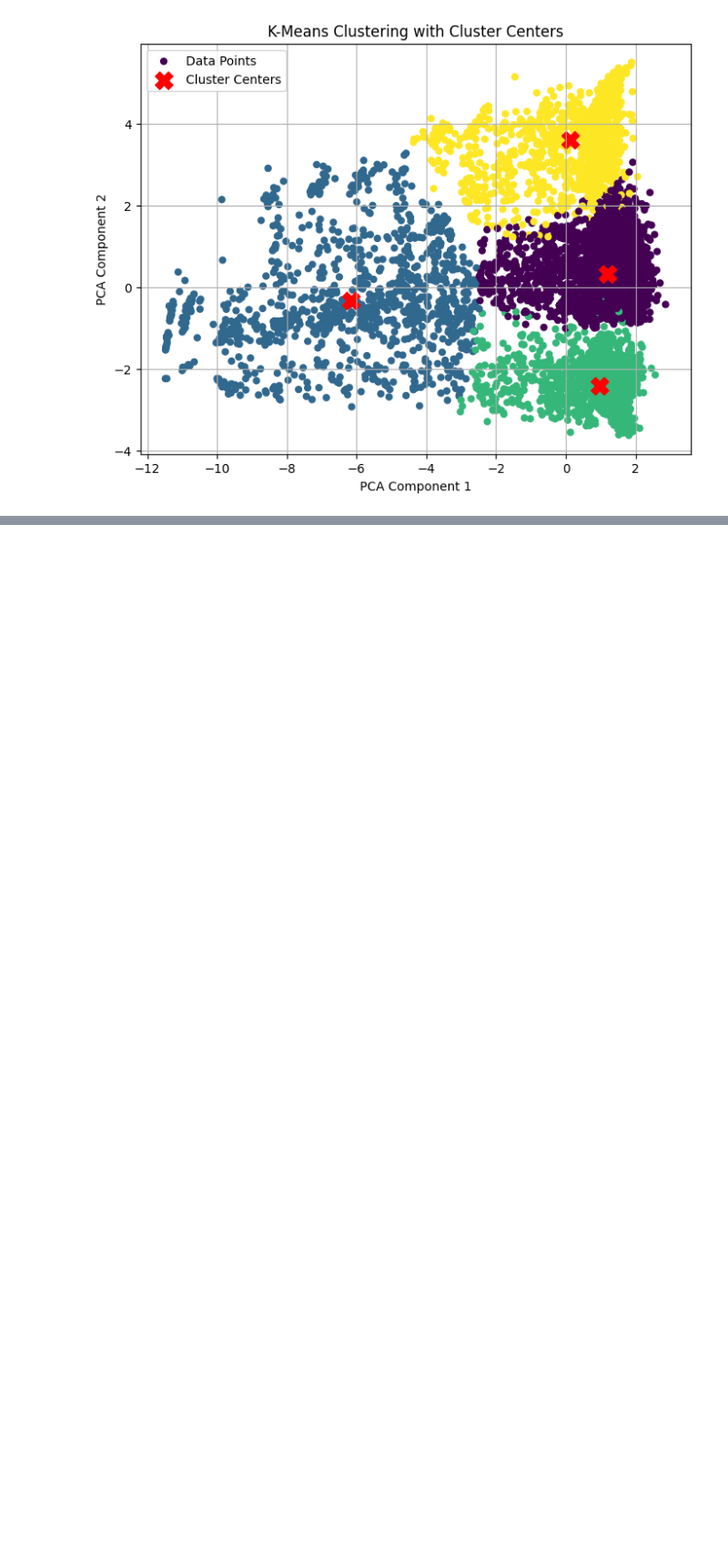
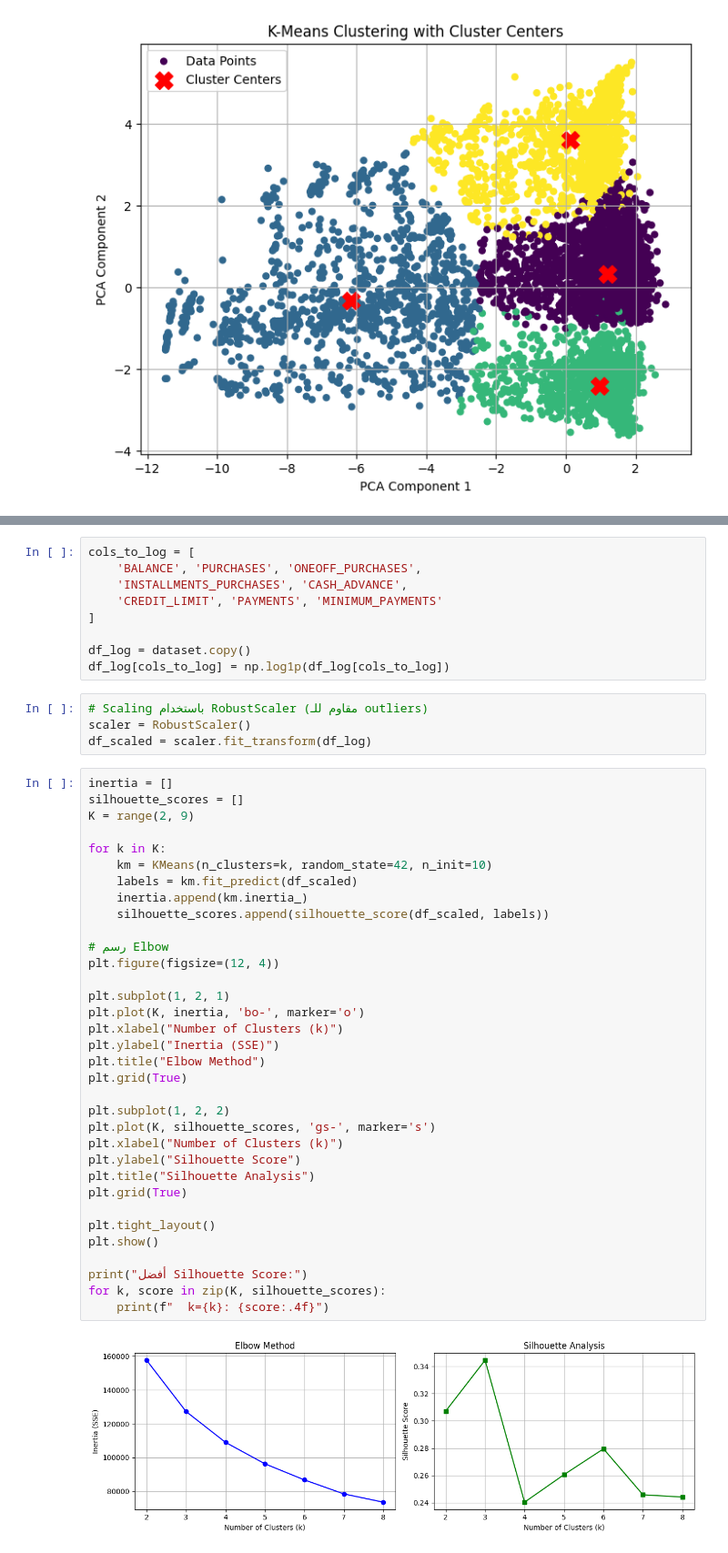
Before and after one commit to zeyad-mohvme-d/Machine-Learning, a Jupyter notebook: Notebook/Customer.ipynb, the cells around one changed output, grey strips where cells are left out. Shown at 91% size. Drawn from its saved outputs; the diff is of its cells as text; blank space fills up the shorter version.

```diff
--- a/Notebook/Customer.ipynb
+++ b/Notebook/Customer.ipynb
@@ -308,0 +319,49 @@ plt.show()
+# %%
+cols_to_log = [
+    'BALANCE', 'PURCHASES', 'ONEOFF_PURCHASES',
+    'INSTALLMENTS_PURCHASES', 'CASH_ADVANCE',
+    'CREDIT_LIMIT', 'PAYMENTS', 'MINIMUM_PAYMENTS'
+]
+
+df_log = dataset.copy()
+df_log[cols_to_log] = np.log1p(df_log[cols_to_log])
+# %%
+# Scaling باستخدام RobustScaler (مقاوم للـ outliers)
+scaler = RobustScaler()
+df_scaled = scaler.fit_transform(df_log)
+# %%
+inertia = []
+silhouette_scores = []
+K = range(2, 9)
+
+for k in K:
+    km = KMeans(n_clusters=k, random_state=42, n_init=10)
+    labels = km.fit_predict(df_scaled)
+    inertia.append(km.inertia_)
+    silhouette_scores.append(silhouette_score(df_scaled, labels))
+
+# رسم Elbow
+plt.figure(figsize=(12, 4))
+
+plt.subplot(1, 2, 1)
+plt.plot(K, inertia, 'bo-', marker='o')
+plt.xlabel("Number of Clusters (k)")
+plt.ylabel("Inertia (SSE)")
+plt.title("Elbow Method")
+plt.grid(True)
+
+plt.subplot(1, 2, 2)
+plt.plot(K, silhouette_scores, 'gs-', marker='s')
+plt.xlabel("Number of Clusters (k)")
+plt.ylabel("Silhouette Score")
+plt.title("Silhouette Analysis")
+plt.grid(True)
+
+plt.tight_layout()
+plt.show()
+
+print("أفضل Silhouette Score:")
+for k, score in zip(K, silhouette_scores):
+    print(f"  k={k}: {score:.4f}")
+# %% [output]
+[figure, added]
```
Also changed, not shown: parts of 9 cells of this notebook.
